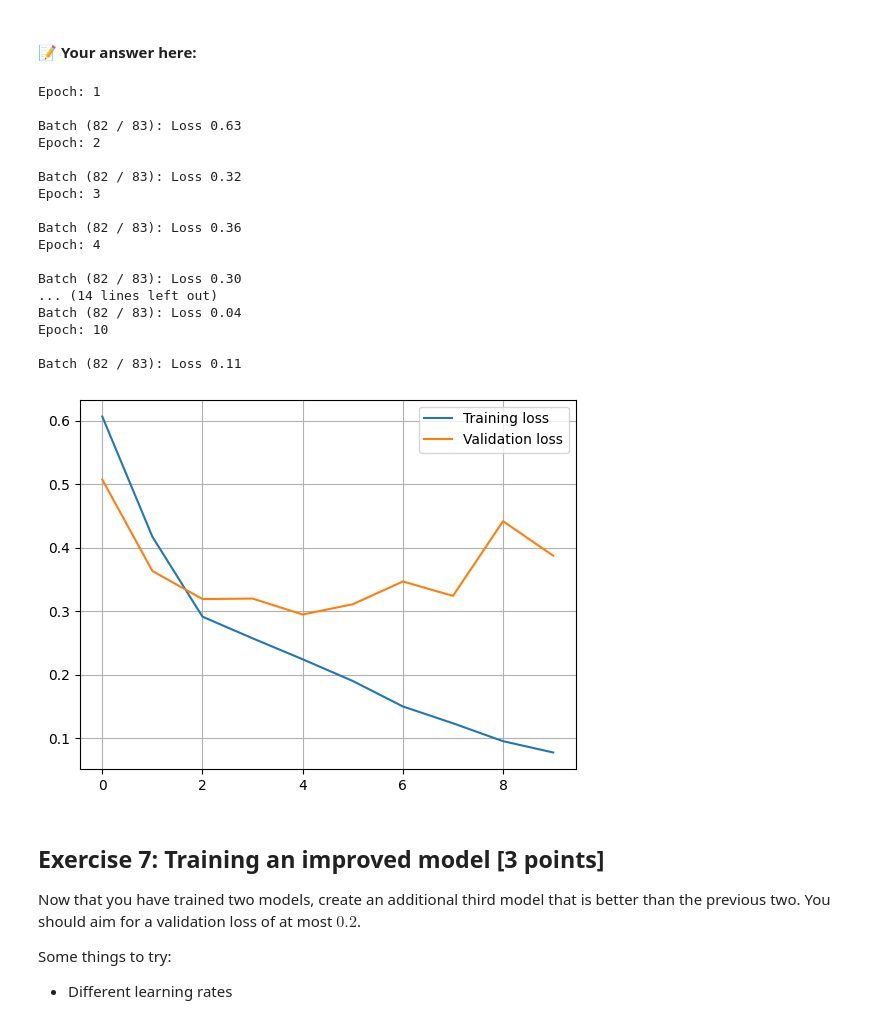
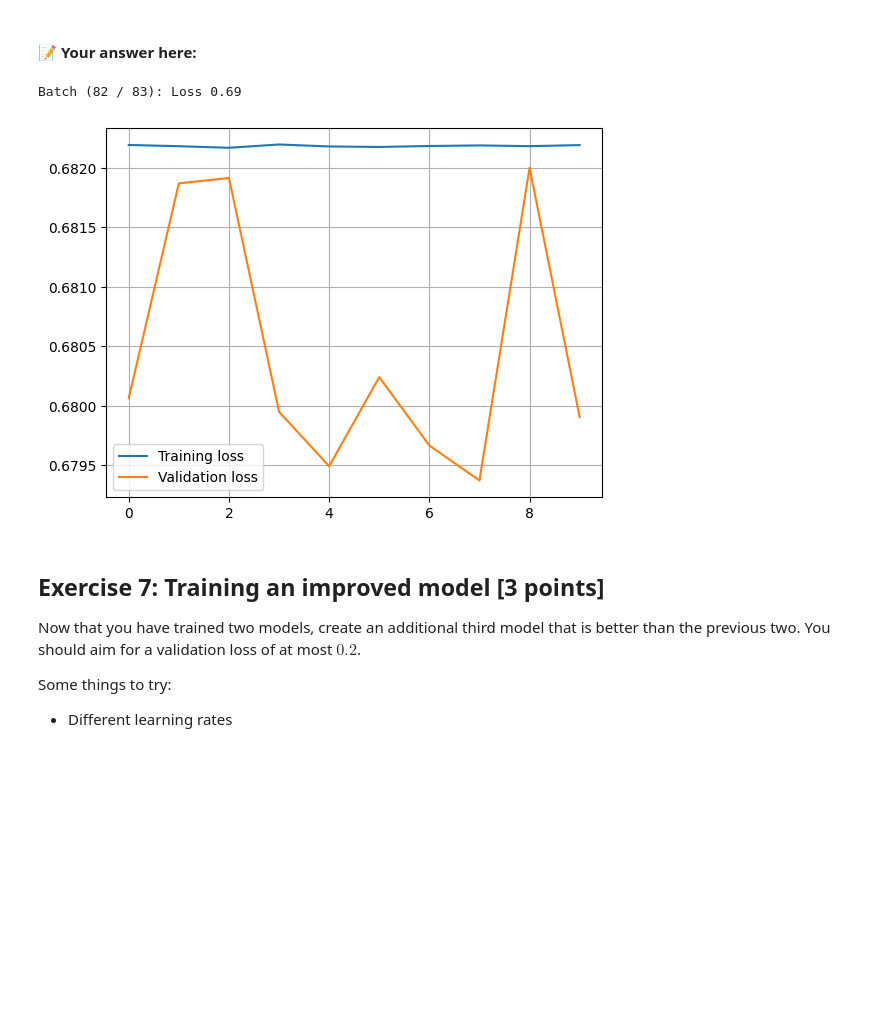
Before and after one commit to nils-led/TDA233, a Jupyter notebook: HW3_2025.ipynb, the cells around one changed output. Cells and saved outputs as stored; diff of their text form; code cells hidden in the pictures; blank space fills up the shorter version.

```diff
--- a/HW3_2025.ipynb
+++ b/HW3_2025.ipynb
@@ -726,6 +726,7 @@ class FCModel(nn.Module):
         self.net = nn.Sequential(
         nn.LazyLinear(32),
         nn.Linear(32,1),
+        nn.Sigmoid()
         )
 
     def forward(self, x):
@@ -747,11 +748,9 @@ fc_model = FCModel().to(device)
 training_loss = torch.zeros(10)
 validation_loss = torch.zeros(10)
 times = range(10)
-fc_optimizer = torch.optim.Adam(fc_model.parameters(),lr = 1e-3)
-
+optimizer = torch.optim.Adam(fc_model.parameters(),lr = 1e-3)
 for epoch in times:
-    print(f"\nEpoch: {epoch+1}\n")
-    training_loss[epoch], validation_loss[epoch] = train_epoch(training_loader_catsndogs, validation_loader_catsndogs, fc_model, loss, fc_optimizer, device)
+    training_loss[epoch], validation_loss[epoch] = train_epoch(training_loader_catsndogs, validation_loader_catsndogs, fc_model, loss, optimizer, device)
 plt.plot(times,training_loss, label = "Training loss")
 plt.plot(times,validation_loss, label = "Validation loss")
 
@@ -801,7 +784,7 @@ class ConvModel(nn.Module):
 
             nn.Conv2d(32, 64, kernel_size=3, stride=1),
             nn.ReLU(),
-            nn.MaxPool2d(kernel_size=2, stride=2)
+            nn.MaxPool2d(kernel_size=2, stride=2),
         )
         self.fc = nn.LazyLinear(out_features=1)
 
@@ -826,38 +811,22 @@ Simply copy the code you wrote in the previous exercise, that is why you don't g
 # %%
 conv_model = ConvModel().to(device)
 training_loss = torch.zeros(10)
 validation_loss = torch.zeros(10)
 times = range(10)
-conv_optimizer = torch.optim.Adam(conv_model.parameters(),lr = 1e-3)
+optimizer = torch.optim.Adam(fc_model.parameters(),lr = 1e-3)
+model = conv_model
 
 for epoch in times:
-    print(f"\nEpoch {epoch+1}:")
-    training_loss[epoch], validation_loss[epoch] = train_epoch(training_loader_catsndogs, validation_loader_catsndogs, conv_model, loss, conv_optimizer, device)
+    training_loss[epoch], validation_loss[epoch] = train_epoch(training_loader_catsndogs, validation_loader_catsndogs, model, loss, optimizer, device)
 plt.plot(times,training_loss, label = "Training loss")
 plt.plot(times,validation_loss, label = "Validation loss")
 
 plt.grid()
 plt.legend()
 plt.show()
 # %% [output]
-Epoch: 1
-
-Batch (82 / 83): Loss 0.63
-Epoch: 2
-
-Batch (82 / 83): Loss 0.32
-Epoch: 3
-
-Batch (82 / 83): Loss 0.36
-Epoch: 4
-
-Batch (82 / 83): Loss 0.30
-... (14 lines left out)
-Batch (82 / 83): Loss 0.04
-Epoch: 10
-
-Batch (82 / 83): Loss 0.11
+Batch (82 / 83): Loss 0.69
-[figure, old version]
+[figure, new version]
 # %% [markdown]
 ## Exercise 7: Training an improved model [3 points]
 
```
Also changed, not shown: parts of 18 cells of this notebook.
